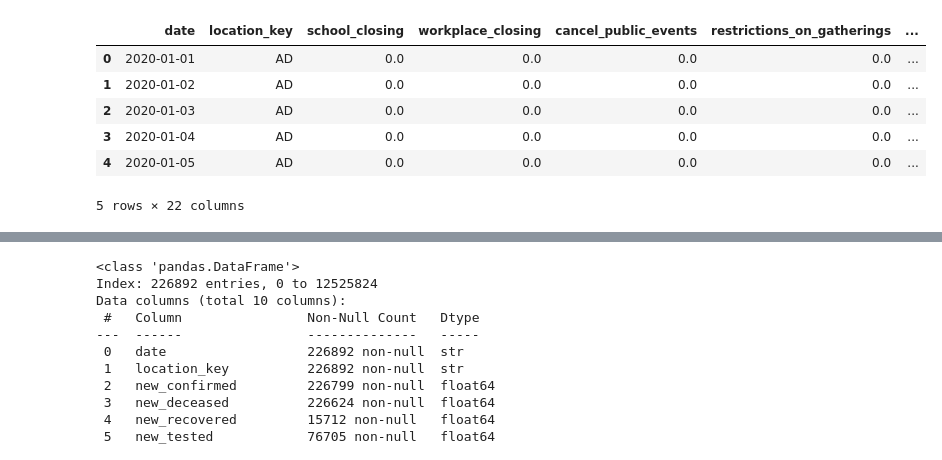
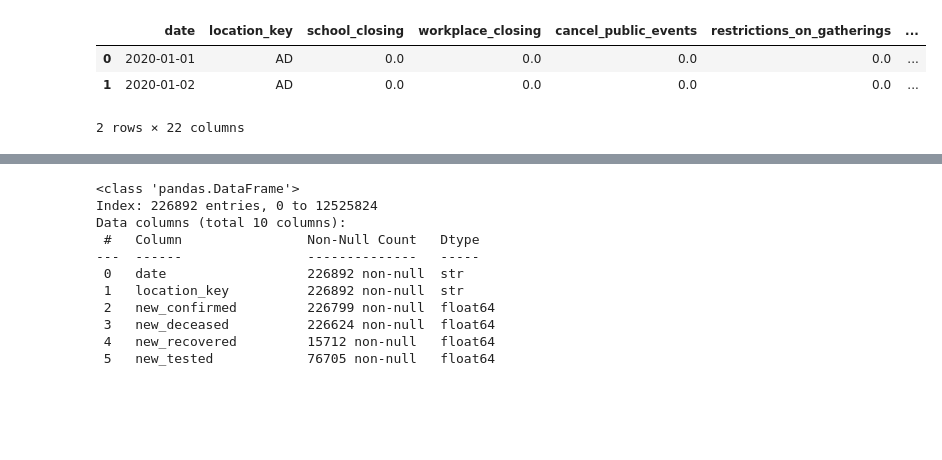
Before and after one commit to vichalder/final_project, a Jupyter notebook: notebooks/Data_cleaning_and_merging.ipynb, the cells around one changed output, grey strips where cells are left out. Saved outputs shown, nothing was run; the diff lists cells and outputs as text; code cells hidden in the pictures; blank space fills up the shorter version.

```diff
--- a/notebooks/Data_cleaning_and_merging.ipynb
+++ b/notebooks/Data_cleaning_and_merging.ipynb
@@ -32,11 +29,8 @@ data1.head(5)
 # %%
-data2.head(5)
+data2.head(2)
 # %% [output]
 |  | date | location_key | school_closing | workplace_closing | cancel_public_events | restrictions_on_gatherings | ... |
 | 0 | 2020-01-01 | AD | 0.0 | 0.0 | 0.0 | 0.0 | ... |
 | 1 | 2020-01-02 | AD | 0.0 | 0.0 | 0.0 | 0.0 | ... |
-| 2 | 2020-01-03 | AD | 0.0 | 0.0 | 0.0 | 0.0 | ... |
-| 3 | 2020-01-04 | AD | 0.0 | 0.0 | 0.0 | 0.0 | ... |
-| 4 | 2020-01-05 | AD | 0.0 | 0.0 | 0.0 | 0.0 | ... |
-5 rows × 22 columns
+2 rows × 22 columns
 # %%
```
Also changed, not shown: parts of 27 cells of this notebook, 1 other file.
